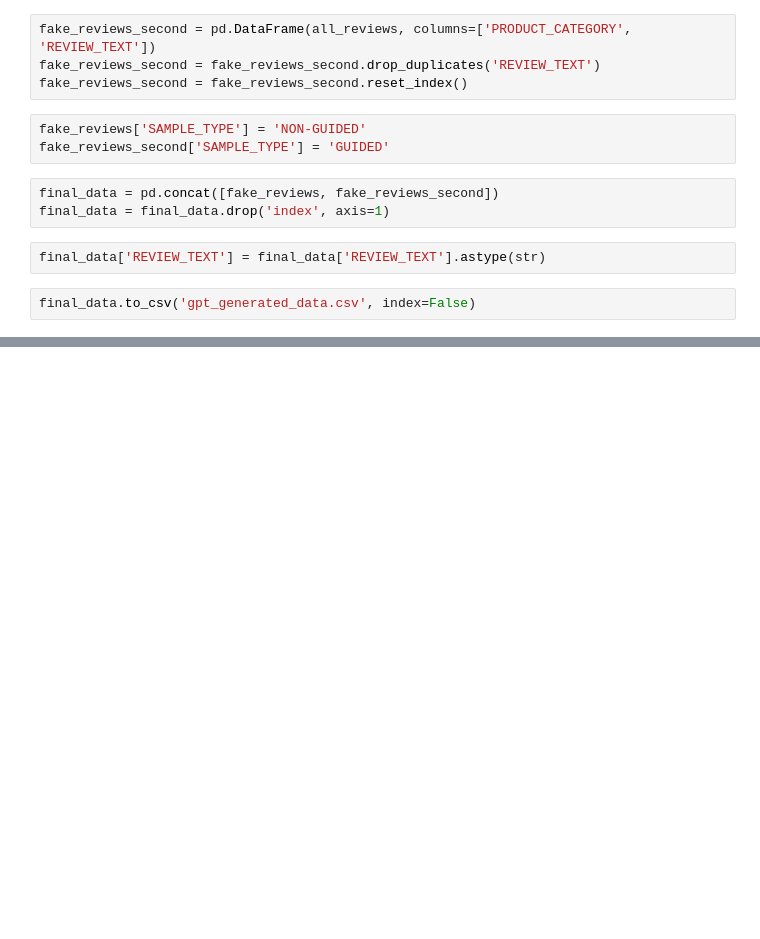
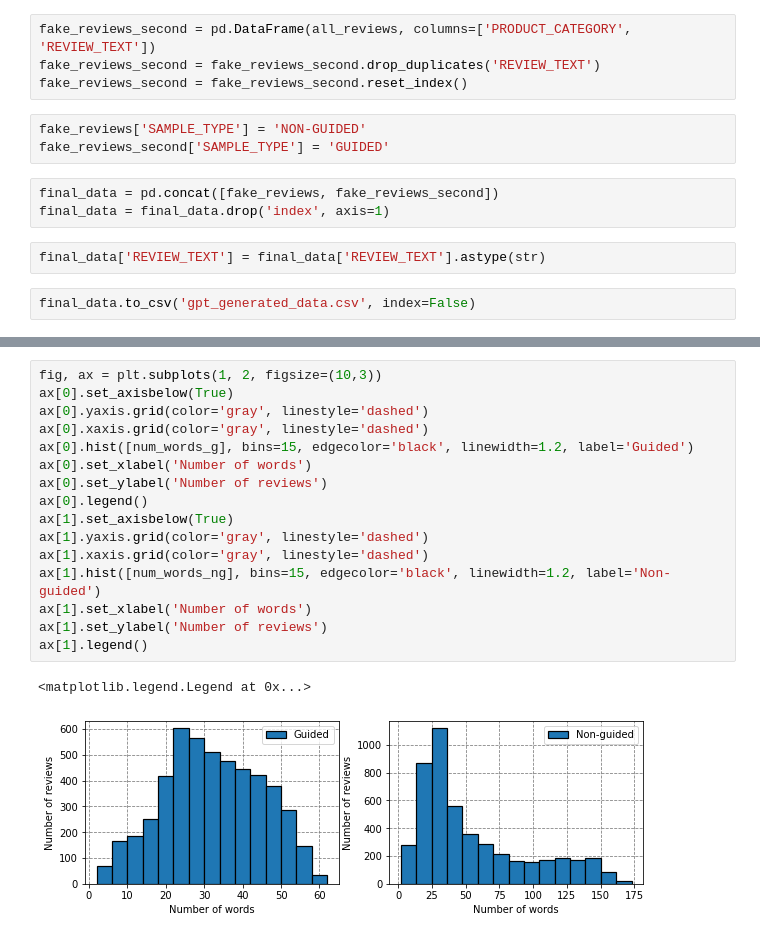
Before and after one commit to mazabdul7/nlp_coursework_project, a Jupyter notebook: generate_dataset.ipynb, the cells around one changed output, grey strips where cells are left out. Drawn from its saved outputs; the diff is of its cells as text; blank space fills up the shorter version.

```diff
--- a/generate_dataset.ipynb
+++ b/generate_dataset.ipynb
@@ -82,0 +118,19 @@ final_data.to_csv('gpt_generated_data.csv', index=False)
+# %%
+fig, ax = plt.subplots(1, 2, figsize=(10,3))
+ax[0].set_axisbelow(True)
+ax[0].yaxis.grid(color='gray', linestyle='dashed')
+ax[0].xaxis.grid(color='gray', linestyle='dashed')
+ax[0].hist([num_words_g], bins=15, edgecolor='black', linewidth=1.2, label='Guided')
+ax[0].set_xlabel('Number of words')
+ax[0].set_ylabel('Number of reviews')
+ax[0].legend()
+ax[1].set_axisbelow(True)
+ax[1].yaxis.grid(color='gray', linestyle='dashed')
+ax[1].xaxis.grid(color='gray', linestyle='dashed')
+ax[1].hist([num_words_ng], bins=15, edgecolor='black', linewidth=1.2, label='Non-guided')
+ax[1].set_xlabel('Number of words')
+ax[1].set_ylabel('Number of reviews')
+ax[1].legend()
+# %% [output]
+<matplotlib.legend.Legend at 0x...>
+[figure, added]
```
Also changed, not shown: parts of 16 cells of this notebook, 6 other files.
